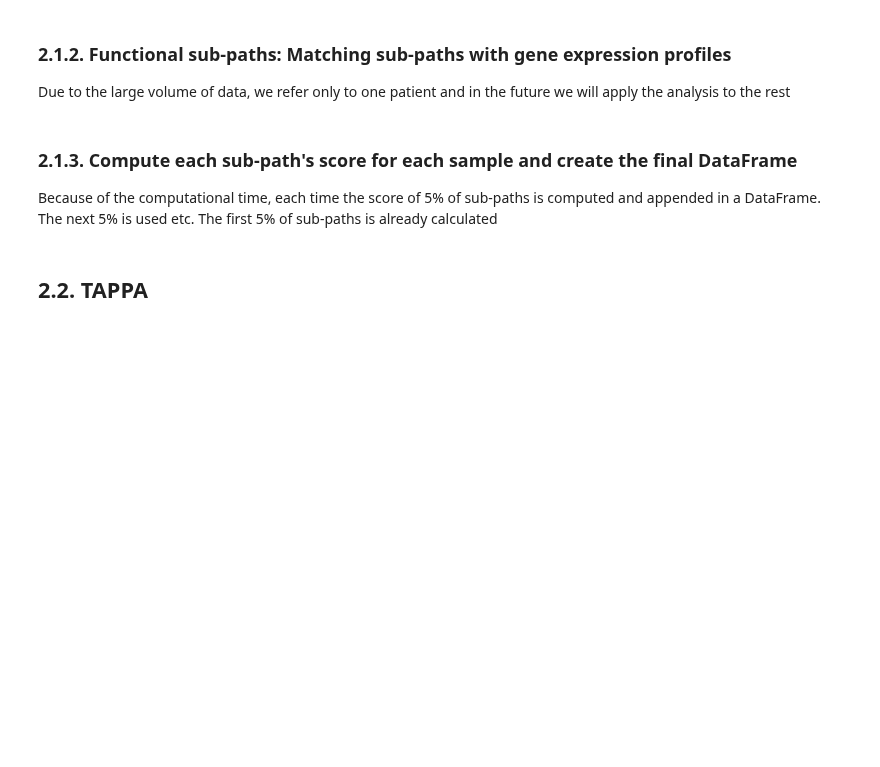
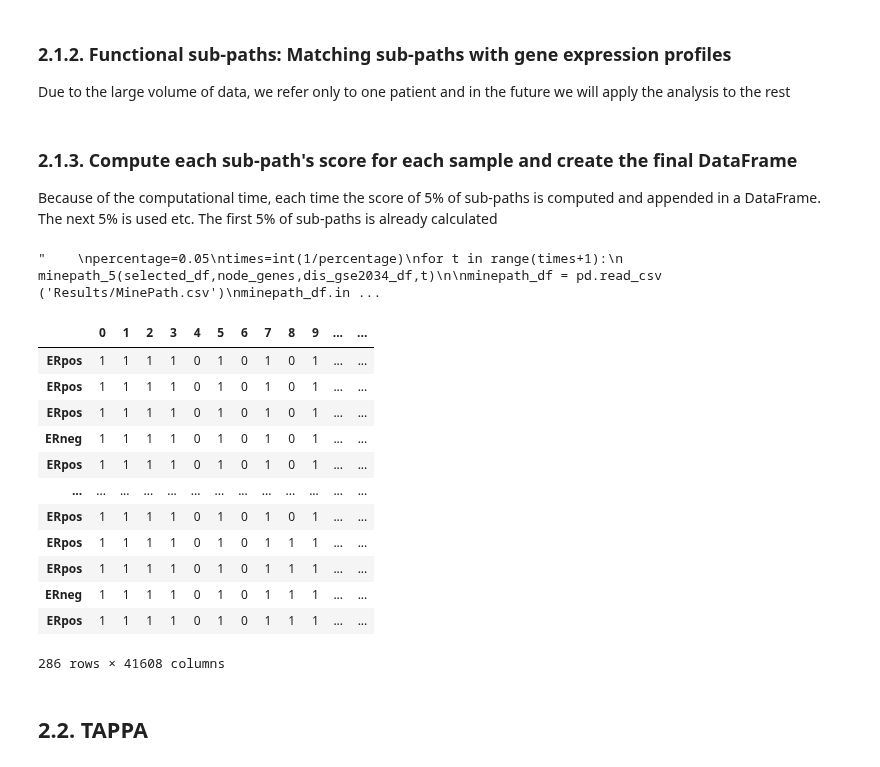
Before and after one commit to fotinidrouma/Pathway-Analysis, a Jupyter notebook: Pathway Analysis.ipynb, the cells around one changed output. Cells and saved outputs as stored; diff of their text form; code cells hidden in the pictures; blank space fills up the shorter version.

```diff
--- a/Pathway Analysis.ipynb
+++ b/Pathway Analysis.ipynb
@@ -544,18 +607,31 @@ percentage=0.05
 times=int(1/percentage)
 for t in range(times+1):
     minepath_5(selected_df,node_genes,dis_gse2034_df,t)
+
+minepath_df = pd.read_csv ('Results/MinePath.csv')
+minepath_df.index=gse2034_df.index
 '''
+# %% [output]
+"    \npercentage=0.05\ntimes=int(1/percentage)\nfor t in range(times+1):\n    minepath_5(selected_df,node_genes,dis_gse2034_df,t)\n\nminepath_df = pd.read_csv ('Results/MinePath.csv')\nminepath_df.in ...
 # %%
-'''
-minepath_df = pd.read_csv ('Results/MinePath.csv')
-minepath_df.index=gse2034_df.index
-'''
-
 zf = zipfile.ZipFile('Results/MinePath.zip')
 minepath_df = pd.read_csv(zf.open('MinePath.csv'))
 minepath_df.index=gse2034_df.index
 minepath_df
-minepath_df
+# %% [output]
+|  | 0 | 1 | 2 | 3 | 4 | 5 | 6 | 7 | 8 | 9 | ... | ... |
+| ERpos | 1 | 1 | 1 | 1 | 0 | 1 | 0 | 1 | 0 | 1 | ... | ... |
+| ERpos | 1 | 1 | 1 | 1 | 0 | 1 | 0 | 1 | 0 | 1 | ... | ... |
+| ERpos | 1 | 1 | 1 | 1 | 0 | 1 | 0 | 1 | 0 | 1 | ... | ... |
+| ERneg | 1 | 1 | 1 | 1 | 0 | 1 | 0 | 1 | 0 | 1 | ... | ... |
+| ERpos | 1 | 1 | 1 | 1 | 0 | 1 | 0 | 1 | 0 | 1 | ... | ... |
+| ... | ... | ... | ... | ... | ... | ... | ... | ... | ... | ... | ... | ... |
+| ERpos | 1 | 1 | 1 | 1 | 0 | 1 | 0 | 1 | 0 | 1 | ... | ... |
+| ERpos | 1 | 1 | 1 | 1 | 0 | 1 | 0 | 1 | 1 | 1 | ... | ... |
+| ERpos | 1 | 1 | 1 | 1 | 0 | 1 | 0 | 1 | 1 | 1 | ... | ... |
+| ERneg | 1 | 1 | 1 | 1 | 0 | 1 | 0 | 1 | 1 | 1 | ... | ... |
+| ERpos | 1 | 1 | 1 | 1 | 0 | 1 | 0 | 1 | 1 | 1 | ... | ... |
+286 rows × 41608 columns
 # %% [markdown]
 ## 2.2. TAPPA
 # %% [markdown]
```
Also changed, not shown: parts of 38 cells of this notebook.
